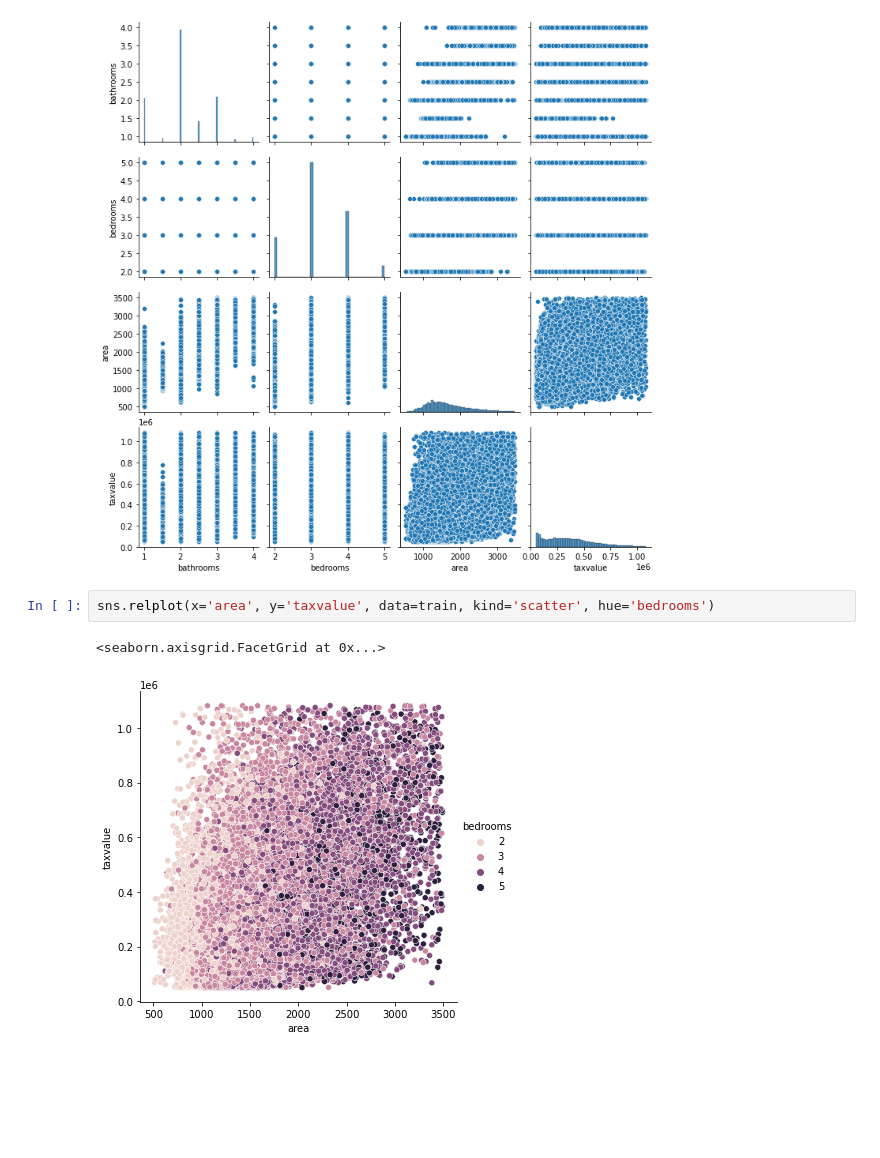
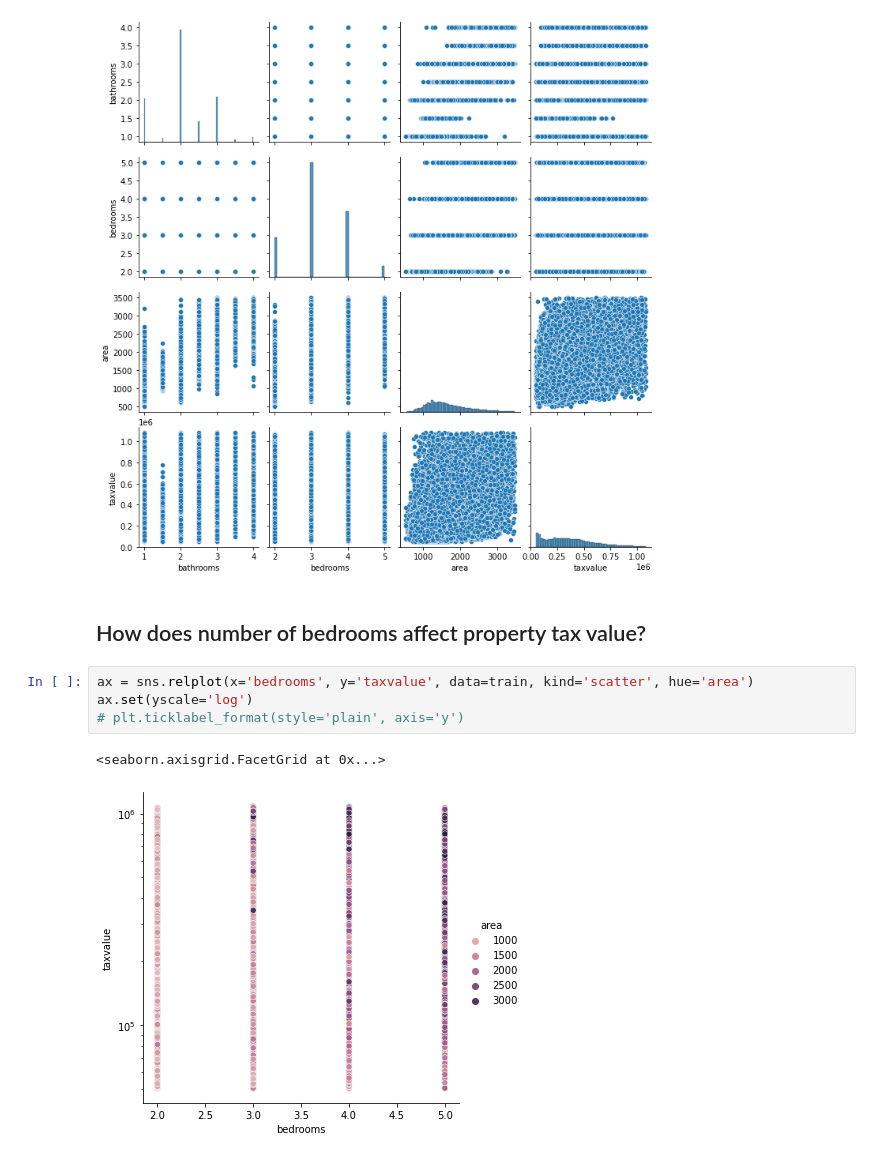
Before and after one commit to lainslie-18/zillow_regression_project, a Jupyter notebook: explore_model.ipynb, the cells around one changed output. Drawn from its saved outputs; the diff is of its cells as text; blank space fills up the shorter version.

```diff
--- a/explore_model.ipynb
+++ b/explore_model.ipynb
@@ -110,8 +115,12 @@ sns.pairplot(train)
 # %% [output]
 <seaborn.axisgrid.PairGrid at 0x...>
 [figure]
+# %% [markdown]
+## How does number of bedrooms affect property tax value?
 # %%
-sns.relplot(x='area', y='taxvalue', data=train, kind='scatter', hue='bedrooms')
+ax = sns.relplot(x='bedrooms', y='taxvalue', data=train, kind='scatter', hue='area')
+ax.set(yscale='log')
+# plt.ticklabel_format(style='plain', axis='y')
 # %% [output]
 <seaborn.axisgrid.FacetGrid at 0x...>
-[figure, old version]
+[figure, new version]
```
Also changed, not shown: parts of 16 cells of this notebook.
